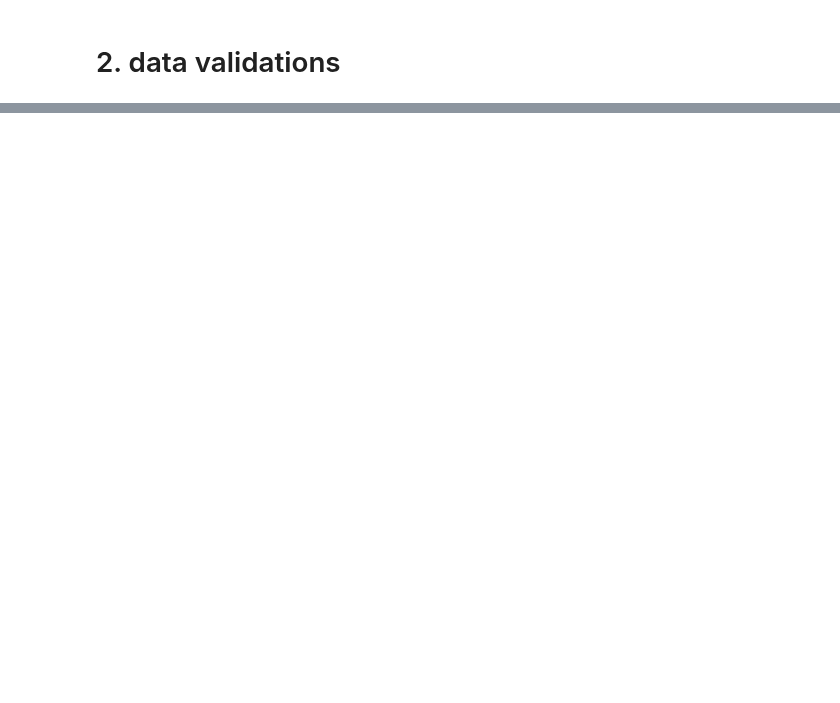
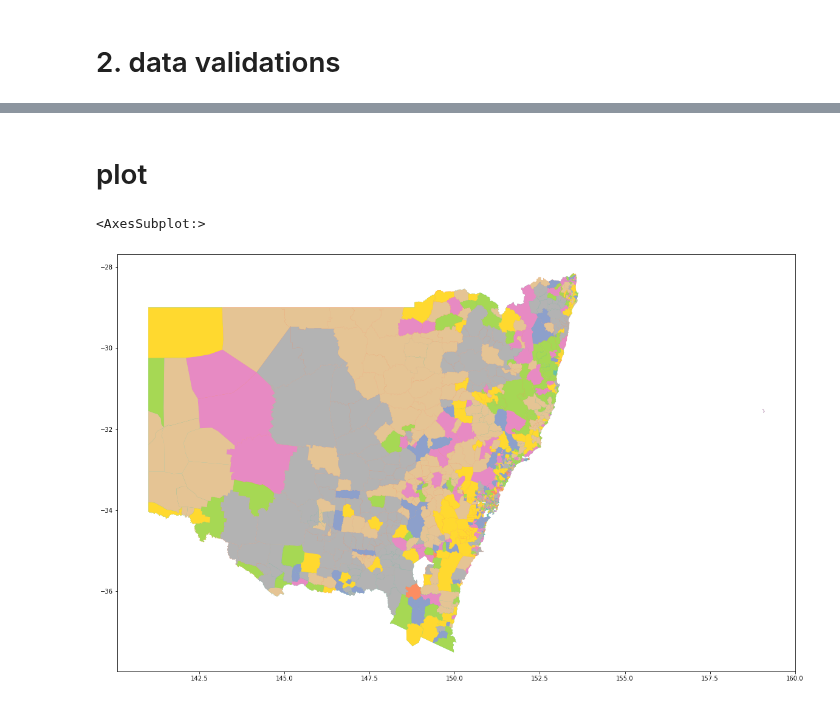
Before and after one commit to MichelangeloNardi/DATA2901--2024S1, a Jupyter notebook: Data Validation_JL.ipynb, the cells around one changed output, grey strips where cells are left out. Drawn from its saved outputs; the diff is of its cells as text; code cells hidden in the pictures; blank space fills up the shorter version.

Commit message:
fix bug for upload to sql, add plot

```diff
--- a/Data Validation_JL.ipynb
+++ b/Data Validation_JL.ipynb
@@ -15,0 +57,2 @@ import glob
+# %%
+db, conn = pgconnect(credentials)
@@ -173,0 +676,8 @@ df_school.tail()
+# %% [markdown]
+# plot
+# %%
+schools = gpd.read_postgis('''select "USE_DESC",geom from schools''', conn, crs=4326)
+schools.plot(figsize=(20, 20),cmap='Set2')
+# %% [output]
+<AxesSubplot:>
+[figure, added]
```
Also changed, not shown: parts of 20 cells of this notebook.
